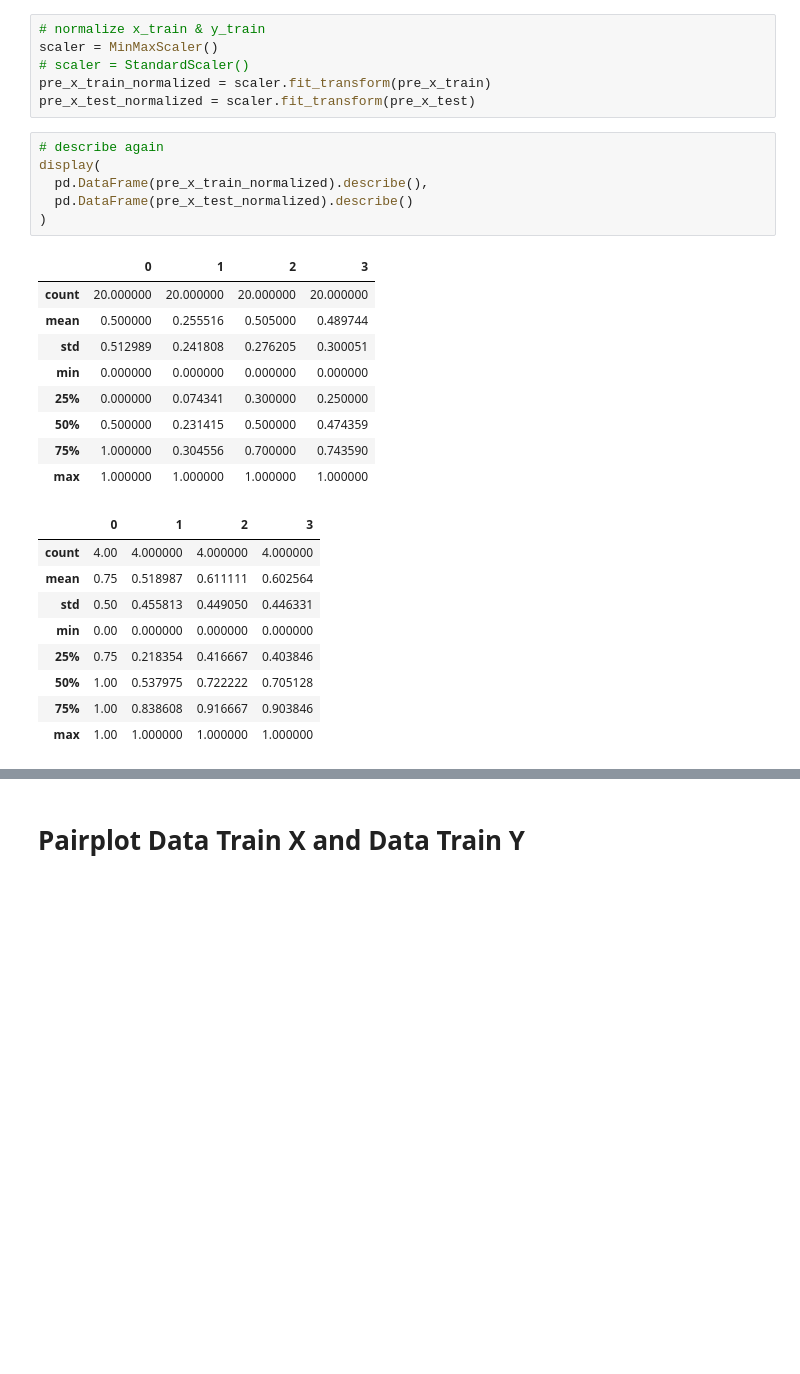
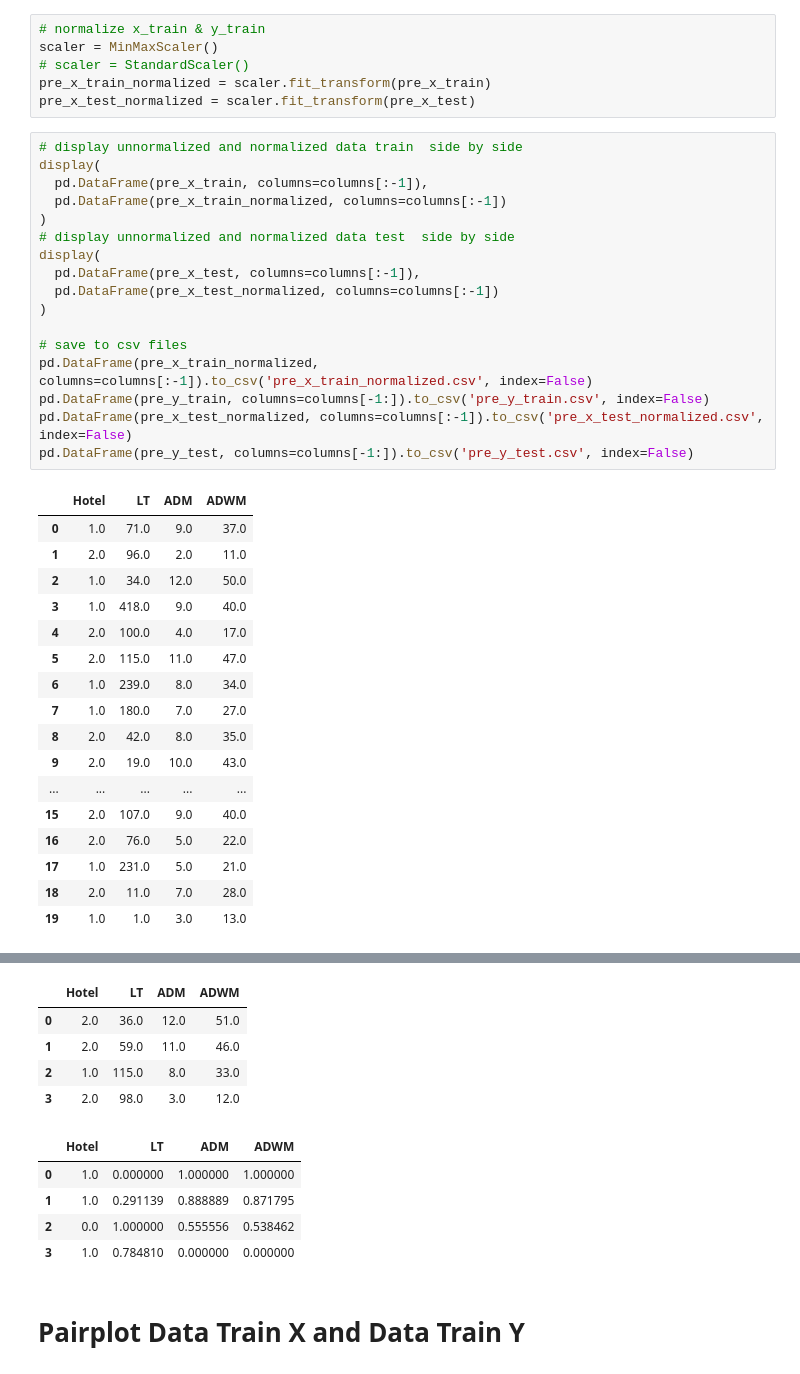
Before and after one commit to Dzyfhuba/mknn-python-notebook, a Jupyter notebook: app.ipynb, the cells around one changed output, grey strips where cells are left out. Cells and saved outputs as stored; diff of their text form; blank space fills up the shorter version.

Commit message:
feat: Add preprocessed data files for KNN algorithm

```diff
--- a/app.ipynb
+++ b/app.ipynb
@@ -190,28 +190,38 @@ scaler = MinMaxScaler()
 # scaler = StandardScaler()
 pre_x_train_normalized = scaler.fit_transform(pre_x_train)
 pre_x_test_normalized = scaler.fit_transform(pre_x_test)
-# %%
-# describe again
-display(
-  pd.DataFrame(pre_x_train_normalized).describe(),
-  pd.DataFrame(pre_x_test_normalized).describe()
-)
-# %% [output]
-|  | 0 | 1 | 2 | 3 |
-| count | 20.000000 | 20.000000 | 20.000000 | 20.000000 |
-| mean | 0.500000 | 0.255516 | 0.505000 | 0.489744 |
-| std | 0.512989 | 0.241808 | 0.276205 | 0.300051 |
-| min | 0.000000 | 0.000000 | 0.000000 | 0.000000 |
-| 25% | 0.000000 | 0.074341 | 0.300000 | 0.250000 |
-| 50% | 0.500000 | 0.231415 | 0.500000 | 0.474359 |
-| 75% | 1.000000 | 0.304556 | 0.700000 | 0.743590 |
-| max | 1.000000 | 1.000000 | 1.000000 | 1.000000 |
-|  | 0 | 1 | 2 | 3 |
-| count | 4.00 | 4.000000 | 4.000000 | 4.000000 |
-| mean | 0.75 | 0.518987 | 0.611111 | 0.602564 |
-| std | 0.50 | 0.455813 | 0.449050 | 0.446331 |
-| min | 0.00 | 0.000000 | 0.000000 | 0.000000 |
-| 25% | 0.75 | 0.218354 | 0.416667 | 0.403846 |
-| 50% | 1.00 | 0.537975 | 0.722222 | 0.705128 |
-| 75% | 1.00 | 0.838608 | 0.916667 | 0.903846 |
-| max | 1.00 | 1.000000 | 1.000000 | 1.000000 |
+# %%
+# display unnormalized and normalized data train  side by side
+display(
+  pd.DataFrame(pre_x_train, columns=columns[:-1]),
+  pd.DataFrame(pre_x_train_normalized, columns=columns[:-1])
+)
+# display unnormalized and normalized data test  side by side
+display(
+  pd.DataFrame(pre_x_test, columns=columns[:-1]),
+  pd.DataFrame(pre_x_test_normalized, columns=columns[:-1])
+)
+
+# save to csv files
+pd.DataFrame(pre_x_train_normalized, columns=columns[:-1]).to_csv('pre_x_train_normalized.csv', index=False)
+pd.DataFrame(pre_y_train, columns=columns[-1:]).to_csv('pre_y_train.csv', index=False)
+pd.DataFrame(pre_x_test_normalized, columns=columns[:-1]).to_csv('pre_x_test_normalized.csv', index=False)
+pd.DataFrame(pre_y_test, columns=columns[-1:]).to_csv('pre_y_test.csv', index=False)
+# %% [output]
+|  | Hotel | LT | ADM | ADWM |
+| 0 | 1.0 | 71.0 | 9.0 | 37.0 |
+| 1 | 2.0 | 96.0 | 2.0 | 11.0 |
+| 2 | 1.0 | 34.0 | 12.0 | 50.0 |
+| 3 | 1.0 | 418.0 | 9.0 | 40.0 |
+| 4 | 2.0 | 100.0 | 4.0 | 17.0 |
+| 5 | 2.0 | 115.0 | 11.0 | 47.0 |
+| 6 | 1.0 | 239.0 | 8.0 | 34.0 |
+| 7 | 1.0 | 180.0 | 7.0 | 27.0 |
+| 8 | 2.0 | 42.0 | 8.0 | 35.0 |
+| 9 | 2.0 | 19.0 | 10.0 | 43.0 |
+| ... | ... | ... | ... | ... |
+| 15 | 2.0 | 107.0 | 9.0 | 40.0 |
+| 16 | 2.0 | 76.0 | 5.0 | 22.0 |
+| 17 | 1.0 | 231.0 | 5.0 | 21.0 |
+| 18 | 2.0 | 11.0 | 7.0 | 28.0 |
+| 19 | 1.0 | 1.0 | 3.0 | 13.0 |
@@ -218,3 +245,13 @@ display(
+|  | Hotel | LT | ADM | ADWM |
+| 0 | 2.0 | 36.0 | 12.0 | 51.0 |
+| 1 | 2.0 | 59.0 | 11.0 | 46.0 |
+| 2 | 1.0 | 115.0 | 8.0 | 33.0 |
+| 3 | 2.0 | 98.0 | 3.0 | 12.0 |
+|  | Hotel | LT | ADM | ADWM |
+| 0 | 1.0 | 0.000000 | 1.000000 | 1.000000 |
+| 1 | 1.0 | 0.291139 | 0.888889 | 0.871795 |
+| 2 | 0.0 | 1.000000 | 0.555556 | 0.538462 |
+| 3 | 1.0 | 0.784810 | 0.000000 | 0.000000 |
 # %% [markdown]
 # Pairplot Data Train X and Data Train Y
 # %%
```
Also changed, not shown: parts of 1 cell of this notebook, 4 other files.
